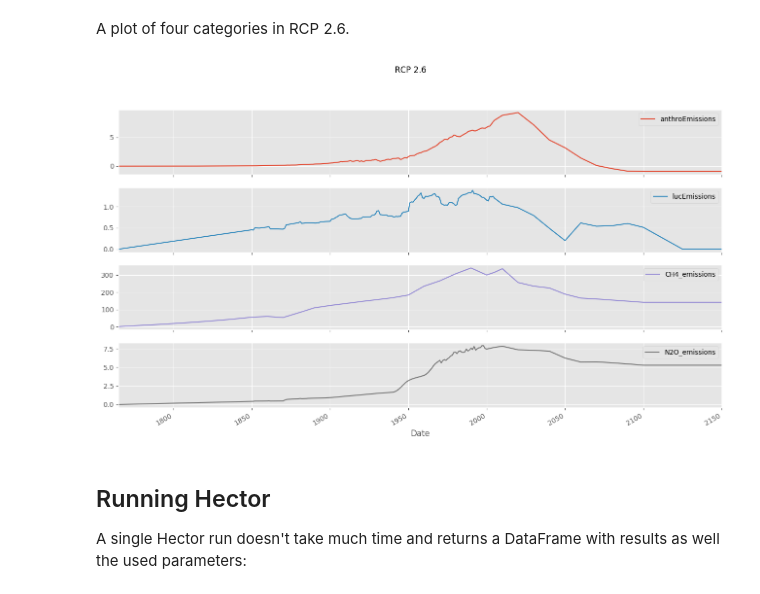
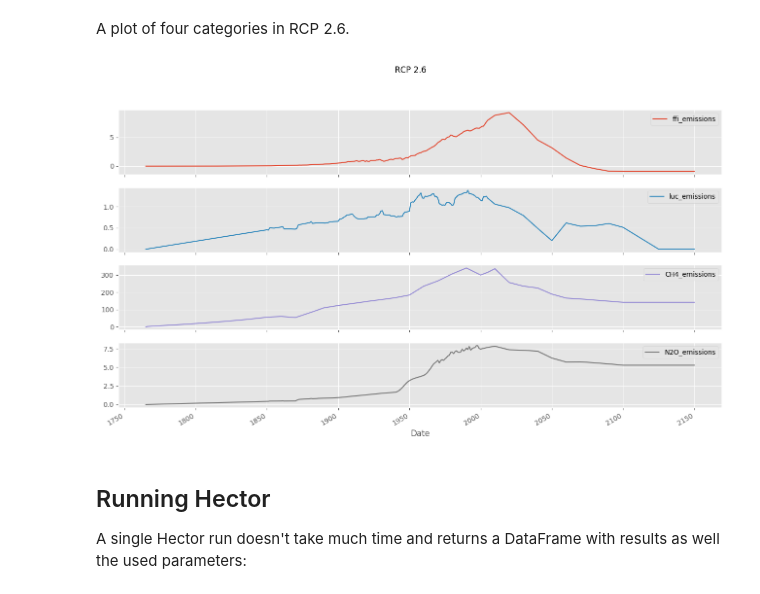
Before and after one commit to openclimatedata/pyhector, a Jupyter notebook: notebooks/index.ipynb, the cells around one changed output. Drawn from its saved outputs; the diff is of its cells as text; code cells hidden in the pictures.

```diff
--- a/notebooks/index.ipynb
+++ b/notebooks/index.ipynb
@@ -69,11 +69,11 @@ pyhector.units
 # %% [markdown]
 A plot of four categories in RCP 2.6.
 # %%
-emissions = ["anthroEmissions", "lucEmissions", "CH4_emissions", "N2O_emissions"]
+emissions = ["ffi_emissions", "luc_emissions", "CH4_emissions", "N2O_emissions"]
 rcp26[emissions].loc[:2150].plot(subplots=True);
 plt.suptitle("RCP 2.6");
 # %% [output]
-[figure, old version]
+[figure, new version]
 # %% [markdown]
 ## Running Hector
 A single Hector run doesn't take much time and returns a DataFrame with results as well the used parameters:
```
Also changed, not shown: parts of 11 cells of this notebook.
